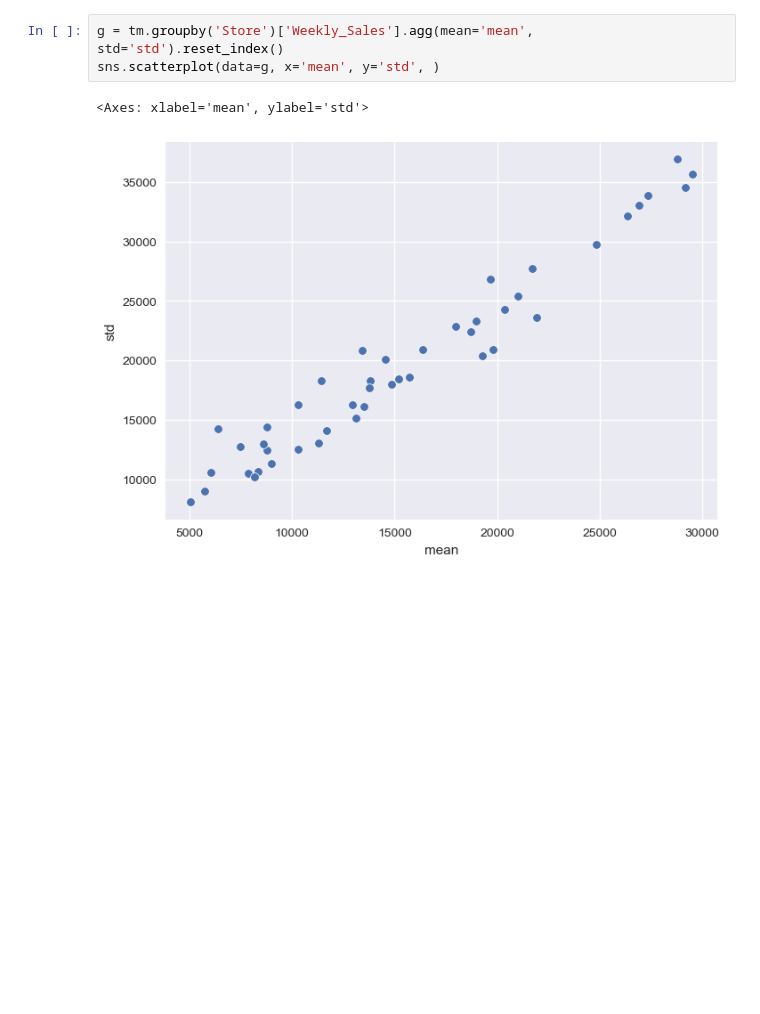
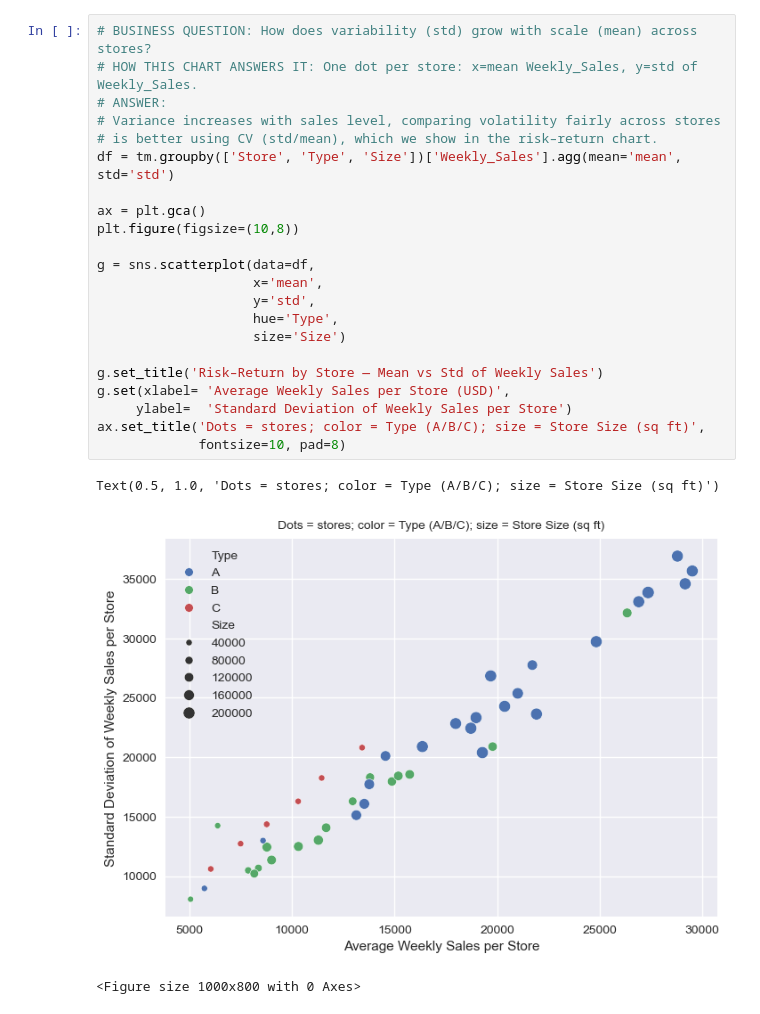
Before and after one commit to lachmula-cmd/Walmart-Store-Analysis-Python, a Jupyter notebook: notebooks/01_rettail_eda.ipynb, the cells around one changed output. Cells and saved outputs as stored; diff of their text form; blank space fills up the shorter version.

```diff
--- a/notebooks/01_rettail_eda.ipynb
+++ b/notebooks/01_rettail_eda.ipynb
@@ -187,9 +154,29 @@ fig.suptitle('YoY Sales Growth by Store (%), 2011 vs 2010', y=1.02)
 Text(0.5, 1.02, 'YoY Sales Growth by Store (%), 2011 vs 2010')
 [figure]
 # %%
-g = tm.groupby('Store')['Weekly_Sales'].agg(mean='mean', std='std').reset_index()
-sns.scatterplot(data=g, x='mean', y='std', )
+# BUSINESS QUESTION: How does variability (std) grow with scale (mean) across stores?
+# HOW THIS CHART ANSWERS IT: One dot per store: x=mean Weekly_Sales, y=std of Weekly_Sales.
+# ANSWER:
+# Variance increases with sales level, comparing volatility fairly across stores
+# is better using CV (std/mean), which we show in the risk–return chart.
+df = tm.groupby(['Store', 'Type', 'Size'])['Weekly_Sales'].agg(mean='mean', std='std')
+
+ax = plt.gca()
+plt.figure(figsize=(10,8))
+
+g = sns.scatterplot(data=df,
+                    x='mean',
+                    y='std',
+                    hue='Type',
+                    size='Size')
+
+g.set_title('Risk–Return by Store — Mean vs Std of Weekly Sales')
+g.set(xlabel= 'Average Weekly Sales per Store (USD)',
+     ylabel=  'Standard Deviation of Weekly Sales per Store')
+ax.set_title('Dots = stores; color = Type (A/B/C); size = Store Size (sq ft)',
+             fontsize=10, pad=8)
 # %% [output]
-<Axes: xlabel='mean', ylabel='std'>
+Text(0.5, 1.0, 'Dots = stores; color = Type (A/B/C); size = Store Size (sq ft)')
-[figure, old version]
+[figure, new version]
+<Figure size 1000x800 with 0 Axes>
 # %%
```
Also changed, not shown: parts of 15 cells of this notebook.
